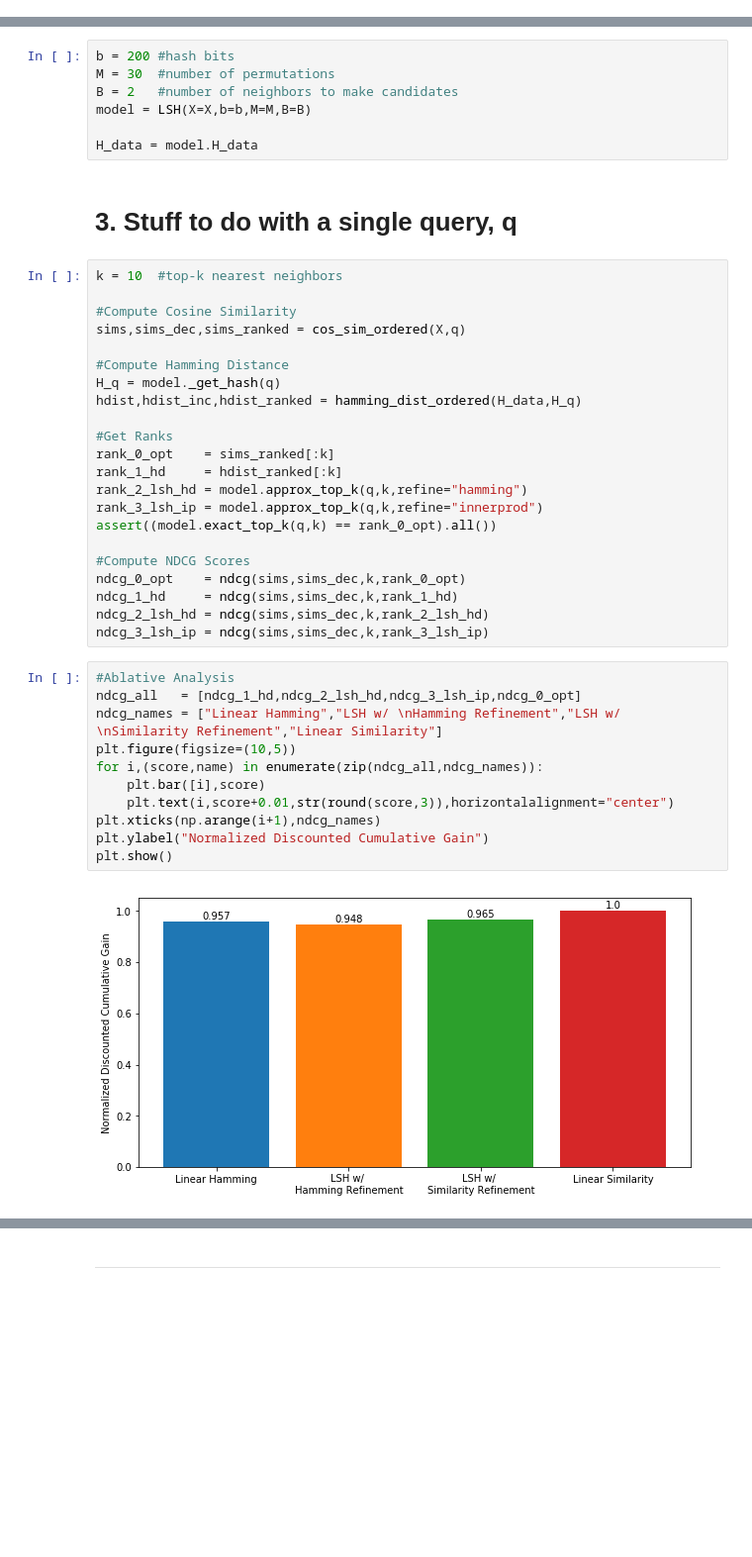
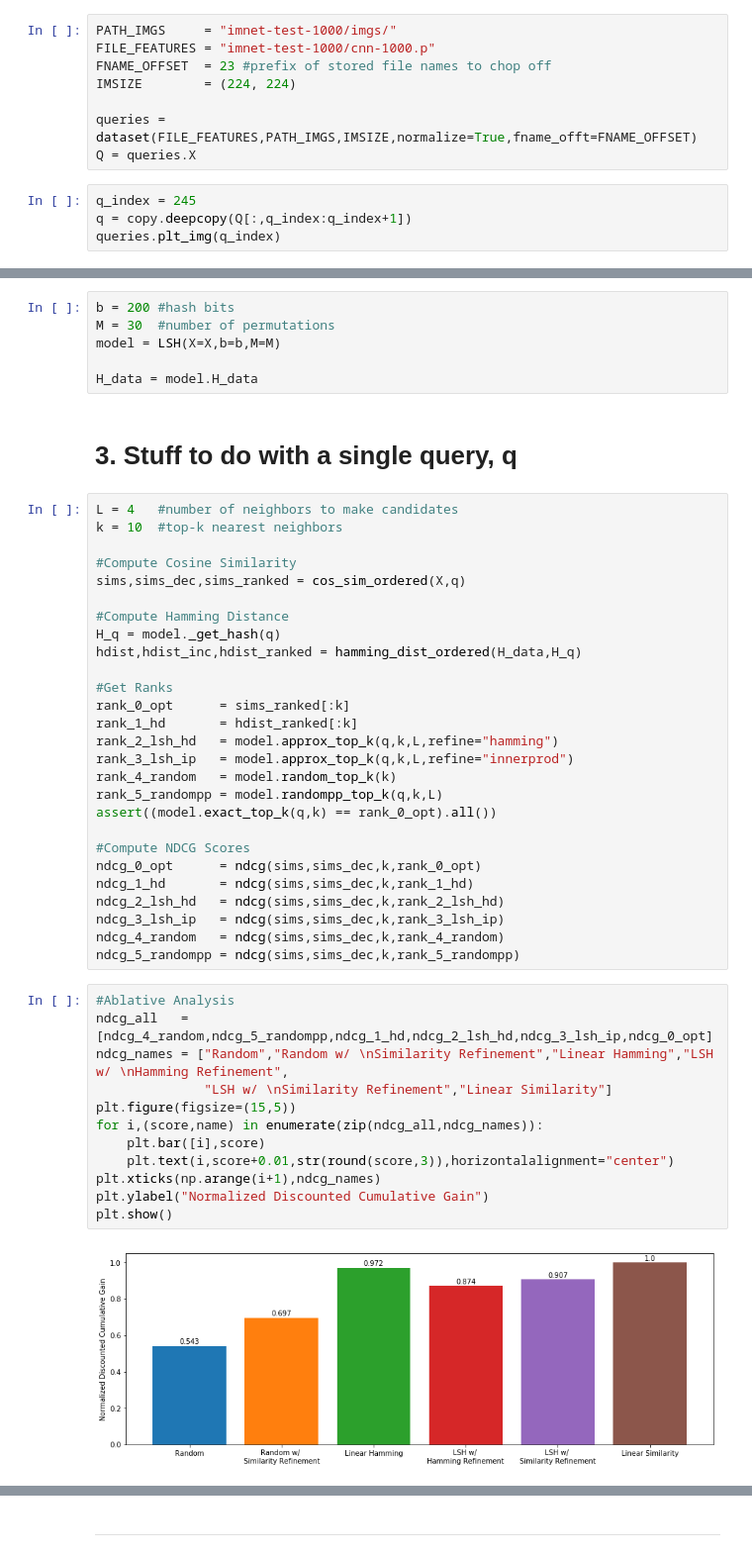
Before and after one commit to davidtag/cs166-project, a Jupyter notebook: Experiment_Starter.ipynb, the cells around one changed output, grey strips where cells are left out. Shown at 99% size. Saved outputs shown, nothing was run; the diff lists cells and outputs as text; blank space fills up the shorter version.

Commit message:
Cleaned up experiment starter. added random selection to lsh

```diff
--- a/Experiment_Starter.ipynb
+++ b/Experiment_Starter.ipynb
@@ -43,2 +39,14 @@ data.plt_img(q_index)
 # %% [output]
 [figure]
+# %%
+PATH_IMGS     = "imnet-test-1000/imgs/"
+FILE_FEATURES = "imnet-test-1000/cnn-1000.p"
+FNAME_OFFSET  = 23 #prefix of stored file names to chop off
+IMSIZE        = (224, 224)
+
+queries = dataset(FILE_FEATURES,PATH_IMGS,IMSIZE,normalize=True,fname_offt=FNAME_OFFSET)
+Q = queries.X
+# %%
+q_index = 245
+q = copy.deepcopy(Q[:,q_index:q_index+1])
+queries.plt_img(q_index)
@@ -47,13 +57,13 @@ data.plt_img(q_index)
 # %%
 b = 200 #hash bits
 M = 30  #number of permutations
-B = 2   #number of neighbors to make candidates
-model = LSH(X=X,b=b,M=M,B=B)
+model = LSH(X=X,b=b,M=M)
 
 H_data = model.H_data
 # %% [markdown]
 # 3. Stuff to do with a single query, q
 # %%
+L = 4   #number of neighbors to make candidates
 k = 10  #top-k nearest neighbors
 
 #Compute Cosine Similarity
@@ -64,30 +74,35 @@ H_q = model._get_hash(q)
 hdist,hdist_inc,hdist_ranked = hamming_dist_ordered(H_data,H_q)
 
 #Get Ranks
-rank_0_opt    = sims_ranked[:k]
-rank_1_hd     = hdist_ranked[:k]
-rank_2_lsh_hd = model.approx_top_k(q,k,refine="hamming")
-rank_3_lsh_ip = model.approx_top_k(q,k,refine="innerprod")
+rank_0_opt      = sims_ranked[:k]
+rank_1_hd       = hdist_ranked[:k]
+rank_2_lsh_hd   = model.approx_top_k(q,k,L,refine="hamming")
+rank_3_lsh_ip   = model.approx_top_k(q,k,L,refine="innerprod")
+rank_4_random   = model.random_top_k(k)
+rank_5_randompp = model.randompp_top_k(q,k,L)
 assert((model.exact_top_k(q,k) == rank_0_opt).all())
 
 #Compute NDCG Scores
-ndcg_0_opt    = ndcg(sims,sims_dec,k,rank_0_opt)
-ndcg_1_hd     = ndcg(sims,sims_dec,k,rank_1_hd)
-ndcg_2_lsh_hd = ndcg(sims,sims_dec,k,rank_2_lsh_hd)
-ndcg_3_lsh_ip = ndcg(sims,sims_dec,k,rank_3_lsh_ip)
+ndcg_0_opt      = ndcg(sims,sims_dec,k,rank_0_opt)
+ndcg_1_hd       = ndcg(sims,sims_dec,k,rank_1_hd)
+ndcg_2_lsh_hd   = ndcg(sims,sims_dec,k,rank_2_lsh_hd)
+ndcg_3_lsh_ip   = ndcg(sims,sims_dec,k,rank_3_lsh_ip)
+ndcg_4_random   = ndcg(sims,sims_dec,k,rank_4_random)
+ndcg_5_randompp = ndcg(sims,sims_dec,k,rank_5_randompp)
 # %%
 #Ablative Analysis
-ndcg_all   = [ndcg_1_hd,ndcg_2_lsh_hd,ndcg_3_lsh_ip,ndcg_0_opt]
-ndcg_names = ["Linear Hamming","LSH w/ \nHamming Refinement","LSH w/ \nSimilarity Refinement","Linear Similarity"]
-plt.figure(figsize=(10,5))
+ndcg_all   = [ndcg_4_random,ndcg_5_randompp,ndcg_1_hd,ndcg_2_lsh_hd,ndcg_3_lsh_ip,ndcg_0_opt]
+ndcg_names = ["Random","Random w/ \nSimilarity Refinement","Linear Hamming","LSH w/ \nHamming Refinement",
+              "LSH w/ \nSimilarity Refinement","Linear Similarity"]
+plt.figure(figsize=(15,5))
 for i,(score,name) in enumerate(zip(ndcg_all,ndcg_names)):
     plt.bar([i],score)
     plt.text(i,score+0.01,str(round(score,3)),horizontalalignment="center")
 plt.xticks(np.arange(i+1),ndcg_names)
 plt.ylabel("Normalized Discounted Cumulative Gain")
 plt.show()
 # %% [output]
-[figure, old version]
+[figure, new version]
 # %%
 #Distribution of Similarity Scores
 plt.hist(sims,bins=25,alpha=0.3,density=True,label="all")
```
Also changed, not shown: parts of 10 cells of this notebook, 2 other files.
